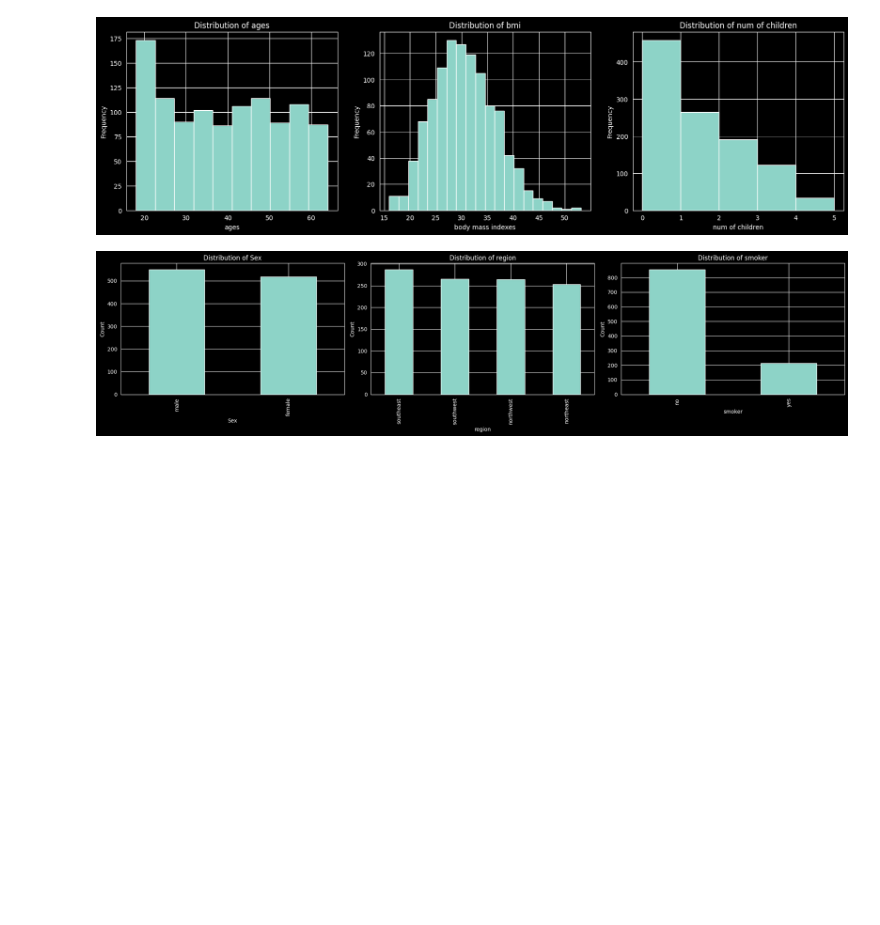
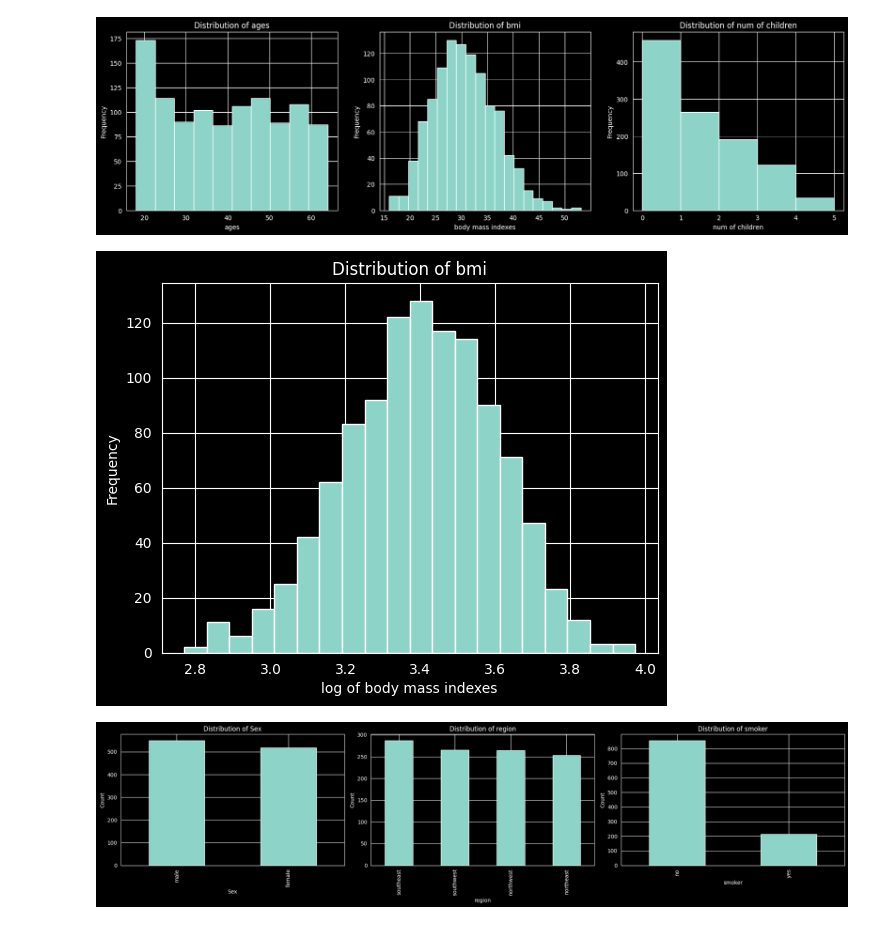
Before and after one commit to Rubeennn/ml-tabular-project, a Jupyter notebook: notebooks/exploration.ipynb, the cells around one changed output. Cells and saved outputs as stored; diff of their text form; code cells hidden in the pictures; blank space fills up the shorter version.

```diff
--- a/notebooks/exploration.ipynb
+++ b/notebooks/exploration.ipynb
@@ -116,6 +126,17 @@ axes[2].set_ylabel("Frequency")
 axes[2].set_title("Distribution of num of children")
 # %% [output]
 [figure]
+# %%
+log_bmi = X_train['bmi'].map(lambda x: np.log(x))
+
+plt.hist(log_bmi, bins=20, label='train')
+
+plt.xlabel('log of body mass indexes')
+plt.ylabel('Frequency')
+plt.title("Distribution of bmi")
+plt.show()
+# %% [output]
+[figure, added]
 # %%
 fig, axes = plt.subplots(1, 3, figsize=(20, 5))
 
```
Also changed, not shown: parts of 7 cells of this notebook.
